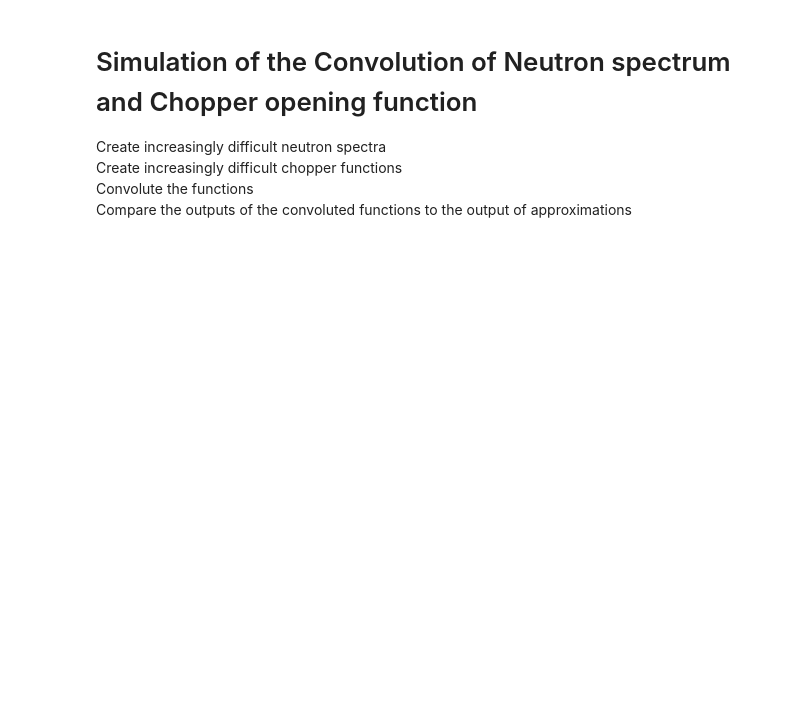
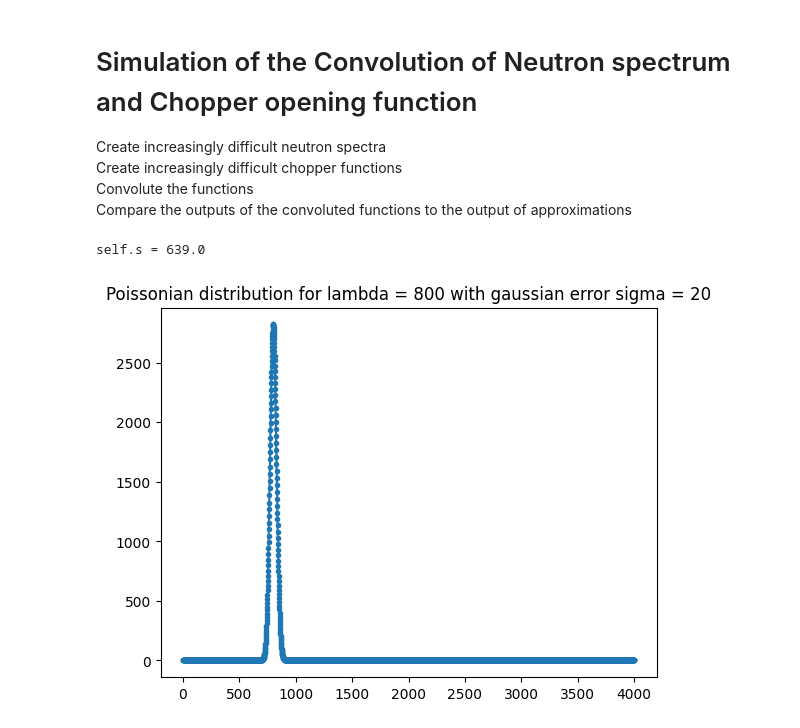
Before and after one commit to felixfisc/qBounce_turbine_sweetspot, a Jupyter notebook: TOF_convolution_sim.ipynb, the cells around one changed output. Cells and saved outputs as stored; diff of their text form; code cells hidden in the pictures; blank space fills up the shorter version.

```diff
--- a/TOF_convolution_sim.ipynb
+++ b/TOF_convolution_sim.ipynb
@@ -101,3 +143,56 @@ class Detector:
+# %%
+# generate poissonian spectrum N(bin)
+
+def poissonian2(A, k, lam): # optimized for large values of k and lam
+    ln_a = k* np.log(lam)
+    ln_b = -lam
+    ln_c = np.log(scp.special.factorial(k))
+    if isinstance(k,np.ndarray):
+        if len(k)>500: # Stirling approximation to 4th order for large k
+            ln_c = k*np.log(k) - k +0.5*np.log(2*k*np.pi) + 1/(12*k)
+    return  A * np.exp(ln_a + ln_b - ln_c)
+
+n = 4000
+n_max =  n-1
+A = 200000
+lam =   800
+sigma = 20
+k_list = np.linspace(0,n_max,n)
+
+# this gaussian noise is not used for the signal
+# estimate signal as pure
+# noise is from detector
+np.random.seed(0) # for reproducibility
+gaussian_error_list = [np.random.normal(0,sigma) for i in k_list]
+for a in range(len(gaussian_error_list)):
+    if gaussian_error_list[a]<0:
+        gaussian_error_list[a]=0
+poisson_signal_list = poissonian2(A, k_list, lam=lam)
+signal_with_noise_list = poisson_signal_list+gaussian_error_list
+
+
+v_max = 15.0
+v_min = 3.0
+v_step = 0.05
+
+rawTOF_poissonian = RawTOFPointList(poisson_signal_list,
+                         s=631,
+                         label = "s = 631 mm")
+
+rebinnedTOF_s631 = RebinnedTOFPointList(rawTOF_poissonian,
+                                   v_min = v_min,
+                                   v_max = v_max,
+                                   v_step = v_step,
+                                   label = "rebinned s = 631 mm")
+
+
+plt.plot(rawTOF_poissonian.bin_number, rawTOF_poissonian.N_bin, marker='.')
+plt.title(f"Poissonian distribution for lambda = {lam} with gaussian error sigma = {sigma}")
+#plt.legend()
+plt.show()
+# %% [output]
+self.s = 639.0
+[figure, added]
 # %%
 # v delta peak at v = 5 m/s
 v_two = SimUCNs("delta peak 5 m/s", num_v=10)
```
Also changed, not shown: parts of 3 cells of this notebook.
